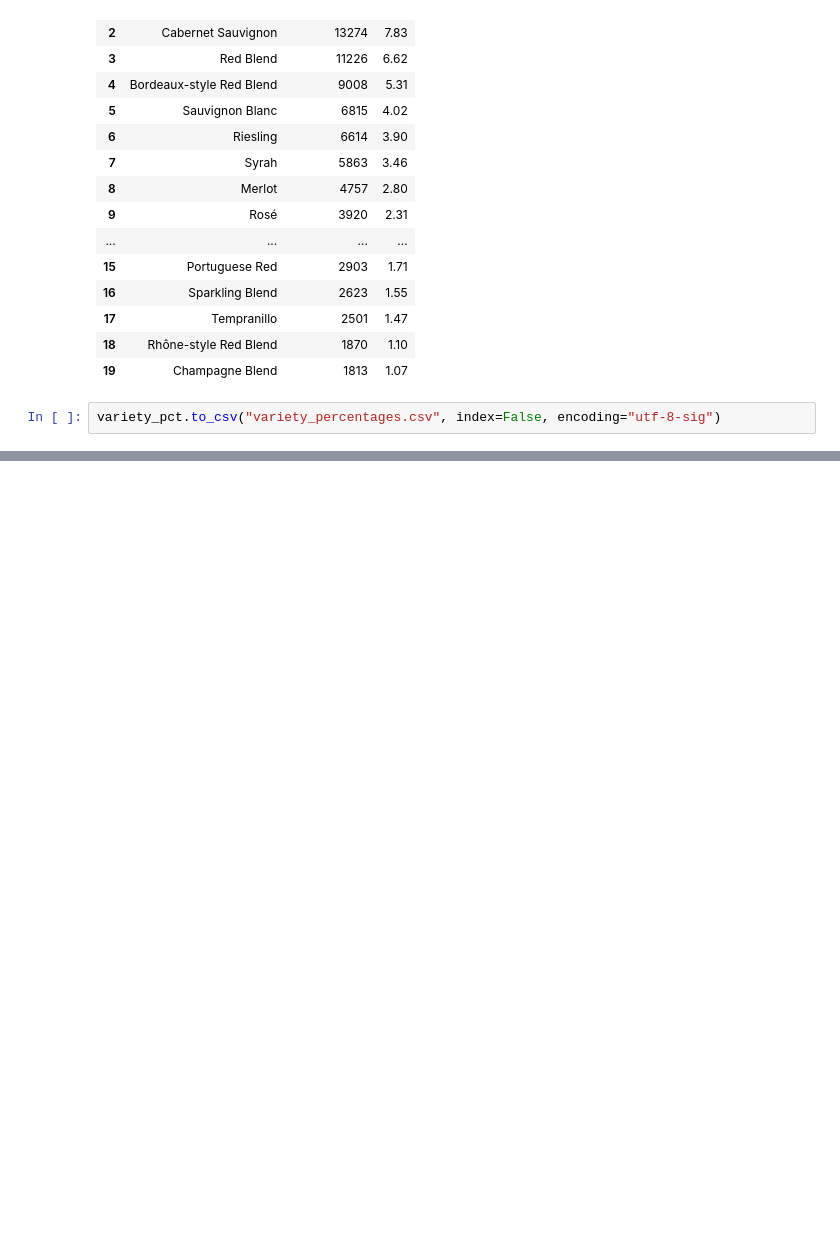
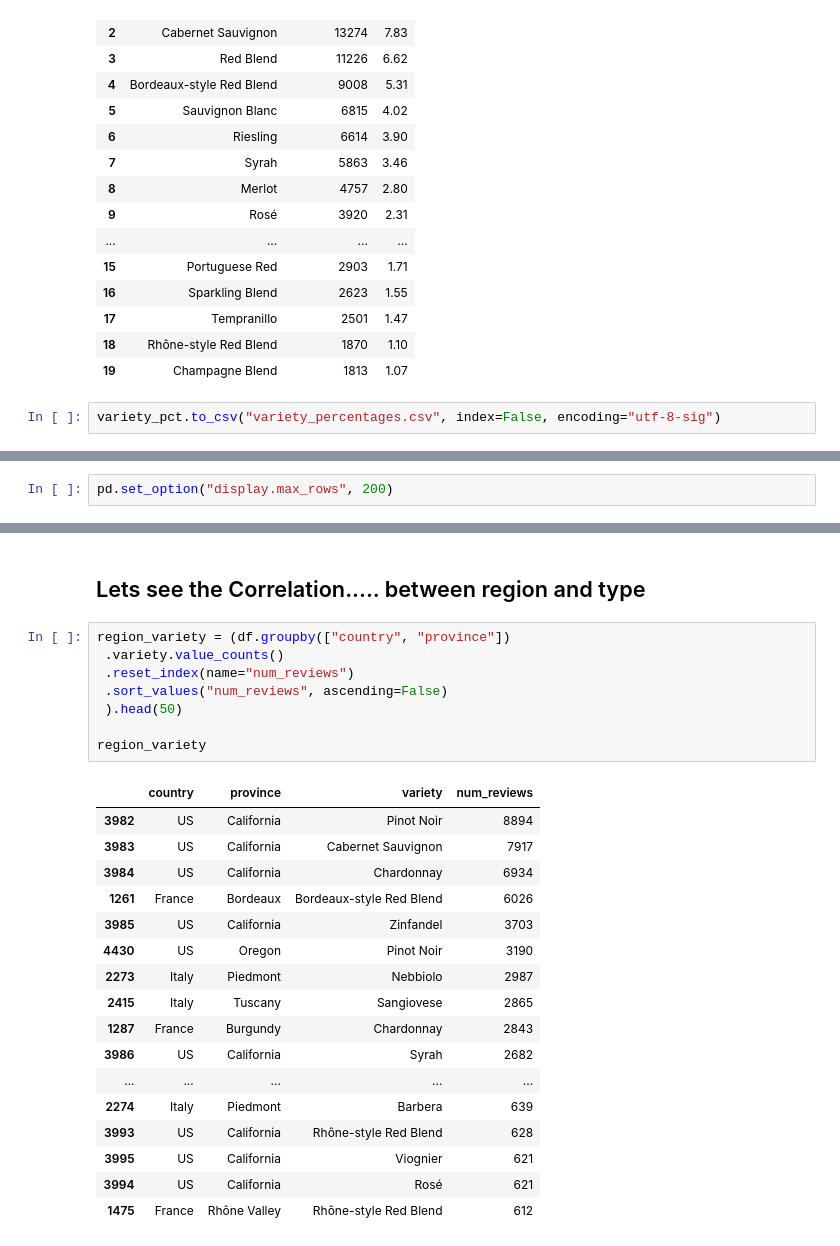
Before and after one commit to Madlenate/Winery_reviews, a Jupyter notebook: data_analysis.ipynb, the cells around one changed output, grey strips where cells are left out. Saved outputs shown, nothing was run; the diff lists cells and outputs as text; blank space fills up the shorter version.

```diff
--- a/data_analysis.ipynb
+++ b/data_analysis.ipynb
@@ -83,0 +199,2 @@ all_reviews.head()
+# %%
+pd.set_option("display.max_rows", 200)
@@ -83,0 +282,28 @@ all_reviews.head()
+# %% [markdown]
+## Lets see the Correlation..... between region and type
+# %%
+region_variety = (df.groupby(["country", "province"])
+ .variety.value_counts()
+ .reset_index(name="num_reviews")
+ .sort_values("num_reviews", ascending=False)
+ ).head(50)
+
+region_variety
+# %% [output]
+|  | country | province | variety | num_reviews |
+| 3982 | US | California | Pinot Noir | 8894 |
+| 3983 | US | California | Cabernet Sauvignon | 7917 |
+| 3984 | US | California | Chardonnay | 6934 |
+| 1261 | France | Bordeaux | Bordeaux-style Red Blend | 6026 |
+| 3985 | US | California | Zinfandel | 3703 |
+| 4430 | US | Oregon | Pinot Noir | 3190 |
+| 2273 | Italy | Piedmont | Nebbiolo | 2987 |
+| 2415 | Italy | Tuscany | Sangiovese | 2865 |
+| 1287 | France | Burgundy | Chardonnay | 2843 |
+| 3986 | US | California | Syrah | 2682 |
+| ... | ... | ... | ... | ... |
+| 2274 | Italy | Piedmont | Barbera | 639 |
+| 3993 | US | California | Rhône-style Red Blend | 628 |
+| 3995 | US | California | Viognier | 621 |
+| 3994 | US | California | Rosé | 621 |
+| 1475 | France | Rhône Valley | Rhône-style Red Blend | 612 |
```
Also changed, not shown: parts of 41 cells of this notebook, 3 other files.
